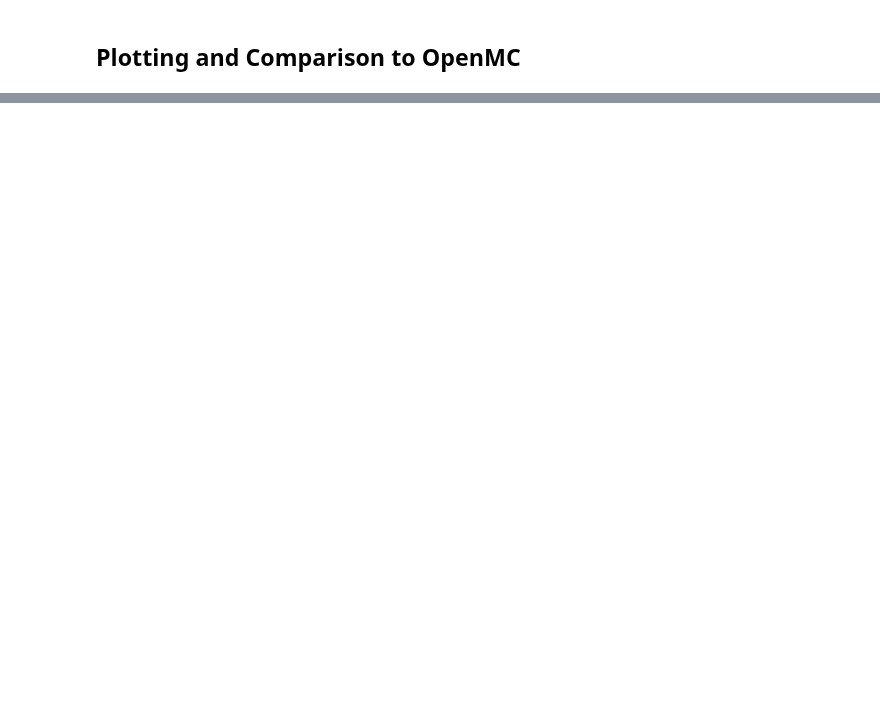
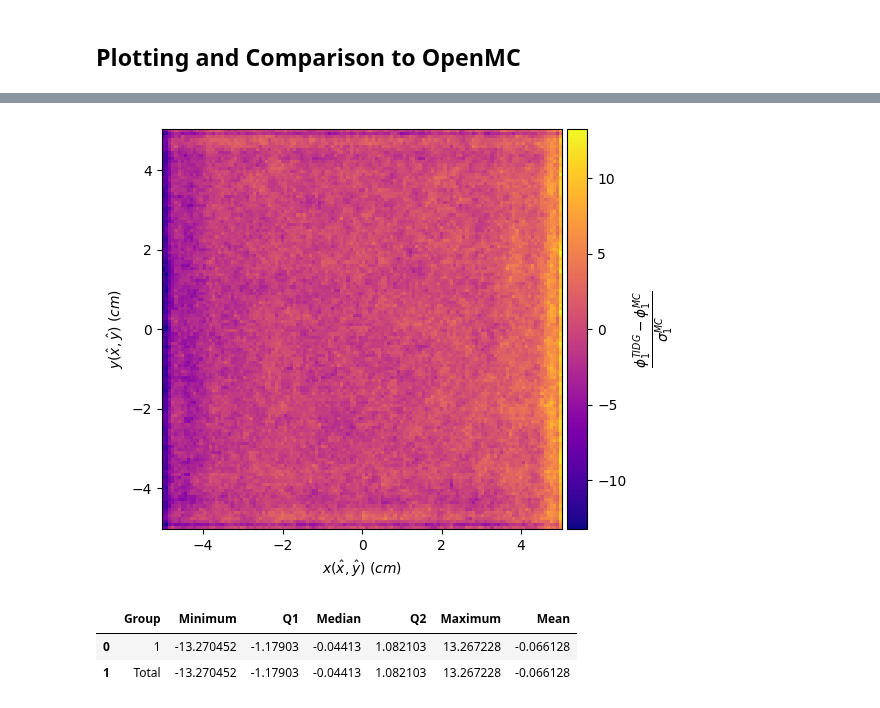
Before and after one commit to myerspat/ttnte, a Jupyter notebook: notebooks/fixed_source/square/square.ipynb, the cells around one changed output, grey strips where cells are left out. Drawn from its saved outputs; the diff is of its cells as text; code cells hidden in the pictures; blank space fills up the shorter version.

```diff
--- a/notebooks/fixed_source/square/square.ipynb
+++ b/notebooks/fixed_source/square/square.ipynb
@@ -179,44 +193,65 @@ for g in range(xs_server.num_groups):
 # %%
 # Regular mesh
 X, Y = np.meshgrid(
     np.linspace(-5, 5, phi_mc.shape[1]),
     np.linspace(-5, 5, phi_mc.shape[2]),
 )
 
+# Calculate z-score within each voxel
+z = (phi_avg - phi_mc) / phi_mc_stdev
+stats = {
+    "Group": list(range(1, xs_server.num_groups + 1)) + ["Total"],
+    **{
+        name: np.zeros(xs_server.num_groups + 1)
+        for name in
+        ["Minimum", "Q1", "Median", "Q2", "Maximum", "Mean"]
+    },
+}
+
 for g in range(xs_server.num_groups):
-    # Plot relative error
+    # Plot z-score
     plt.clf()
     ax = plt.gca()
-    cmesh = ax.pcolormesh(
-        X, Y, (phi_avg[g,] - phi_mc[g,]) / phi_mc_stdev[g,], cmap="plasma"
-    )
+    cmesh = ax.pcolormesh(X, Y, z[g,], cmap="plasma")
     divider = make_axes_locatable(ax)
-
     cbar = plt.colorbar(
         cmesh,
         cax=divider.append_axes("right", size="5%", pad=0.05),
     )
-    cbar.set_label("$\\frac{\\phi^{TIDG}_{g} - \\phi^{MC}_{g}}{\\sigma^{MC}}$", size=14)
+    cbar.set_label(
+        "$\\frac{\\phi^{TIDG}_{"
+        + str(g + 1)
+        + "} - \\phi^{MC}_{"
+        + str(g + 1)
+        + "}}{\\sigma^{MC}_{"
+        + str(g + 1)
+        + "}}$",
+        size=14
+    )
     ax.set_aspect("equal")
     ax.set_xlabel(r"$x(\hat{x}, \hat{y})~(cm)$")
     ax.set_ylabel(r"$y(\hat{x}, \hat{y})~(cm)$")
     plt.tight_layout()
-    plt.savefig(f"./figs/phi_{g + 1}_error.png", dpi=300)
+    plt.savefig(f"./figs/phi{g + 1}_error.png", dpi=300)
     plt.show()
 
-    # Calculate groups L2-error
-    print(
-        "Scalar flux Relative L2-error (g = {}): {}".format(
-            g + 1,
-            np.linalg.norm(
-                (phi_avg[g,] - phi_mc[g,]).flatten(), 2
-            ) / np.linalg.norm(phi_mc[g,].flatten(), 2)
-        )
-    )
-print(
-    "Total scalar flux Relative L2-error: {}".format(
-        np.linalg.norm(
-            (phi_avg - phi_mc).flatten(), 2
-        ) / np.linalg.norm(phi_mc.flatten(), 2)
-    )
-)
+    # Get some stats
+    stats["Minimum"][g] = np.min(z[g,])
+    stats["Q1"][g] = np.percentile(z[g,], 25)
+    stats["Median"][g] = np.median(z[g,])
+    stats["Q2"][g] = np.percentile(z[g,], 75)
+    stats["Maximum"][g] = np.max(z[g,])
+    stats["Mean"][g] = np.mean(z[g,])
+
+stats["Minimum"][-1] = np.min(z)
+stats["Q1"][-1] = np.percentile(z, 25)
+stats["Median"][-1] = np.median(z)
+stats["Q2"][-1] = np.percentile(z, 75)
+stats["Maximum"][-1] = np.max(z)
+stats["Mean"][-1] = np.mean(z)
+pd.DataFrame(stats)
+# %% [output]
+[figure, added]
+|  | Group | Minimum | Q1 | Median | Q2 | Maximum | Mean |
+| 0 | 1 | -13.270452 | -1.17903 | -0.04413 | 1.082103 | 13.267228 | -0.066128 |
+| 1 | Total | -13.270452 | -1.17903 | -0.04413 | 1.082103 | 13.267228 | -0.066128 |
```
Also changed, not shown: parts of 8 cells of this notebook, 53 other files.
